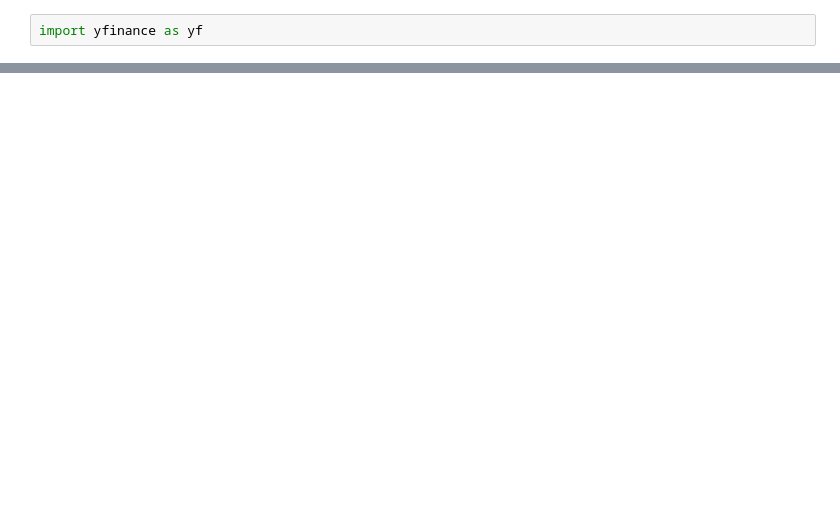
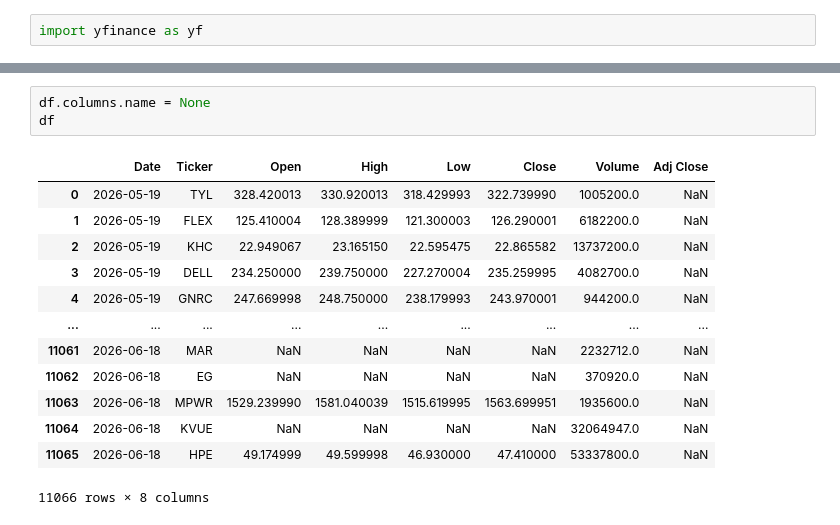
Before and after one commit to Mazharul419/Finance-Data-Platform, a Jupyter notebook: Data_import.ipynb, the cells around one changed output, grey strips where cells are left out. Drawn from its saved outputs; the diff is of its cells as text; blank space fills up the shorter version.

```diff
--- a/Data_import.ipynb
+++ b/Data_import.ipynb
@@ -52,0 +117,17 @@ df
+# %%
+df.columns.name = None
+df
+# %% [output]
+|  | Date | Ticker | Open | High | Low | Close | Volume | Adj Close |
+| 0 | 2026-05-19 | TYL | 328.420013 | 330.920013 | 318.429993 | 322.739990 | 1005200.0 | NaN |
+| 1 | 2026-05-19 | FLEX | 125.410004 | 128.389999 | 121.300003 | 126.290001 | 6182200.0 | NaN |
+| 2 | 2026-05-19 | KHC | 22.949067 | 23.165150 | 22.595475 | 22.865582 | 13737200.0 | NaN |
+| 3 | 2026-05-19 | DELL | 234.250000 | 239.750000 | 227.270004 | 235.259995 | 4082700.0 | NaN |
+| 4 | 2026-05-19 | GNRC | 247.669998 | 248.750000 | 238.179993 | 243.970001 | 944200.0 | NaN |
+| ... | ... | ... | ... | ... | ... | ... | ... | ... |
+| 11061 | 2026-06-18 | MAR | NaN | NaN | NaN | NaN | 2232712.0 | NaN |
+| 11062 | 2026-06-18 | EG | NaN | NaN | NaN | NaN | 370920.0 | NaN |
+| 11063 | 2026-06-18 | MPWR | 1529.239990 | 1581.040039 | 1515.619995 | 1563.699951 | 1935600.0 | NaN |
+| 11064 | 2026-06-18 | KVUE | NaN | NaN | NaN | NaN | 32064947.0 | NaN |
+| 11065 | 2026-06-18 | HPE | 49.174999 | 49.599998 | 46.930000 | 47.410000 | 53337800.0 | NaN |
+11066 rows × 8 columns
```
Also changed, not shown: parts of 17 cells of this notebook, 6 other files.
